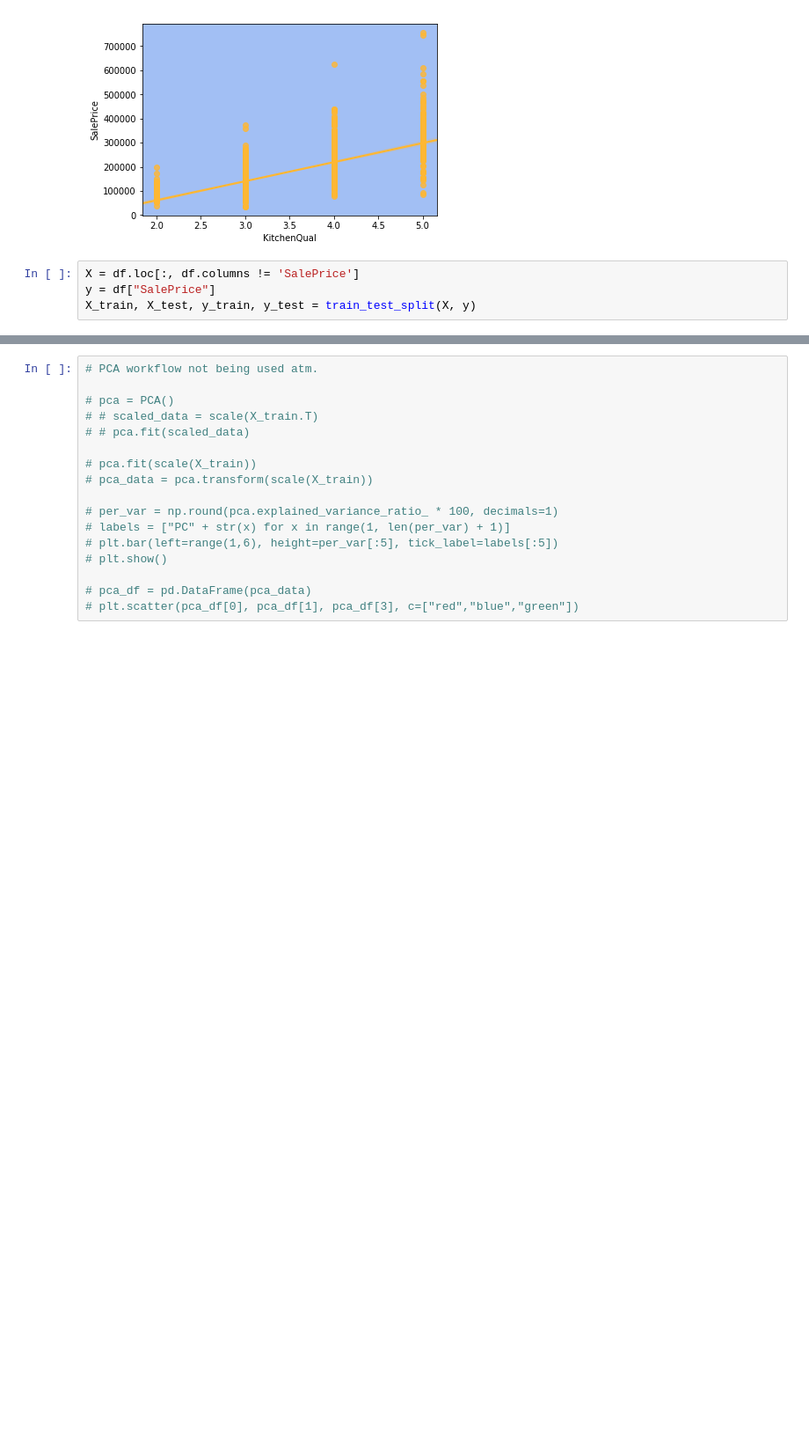
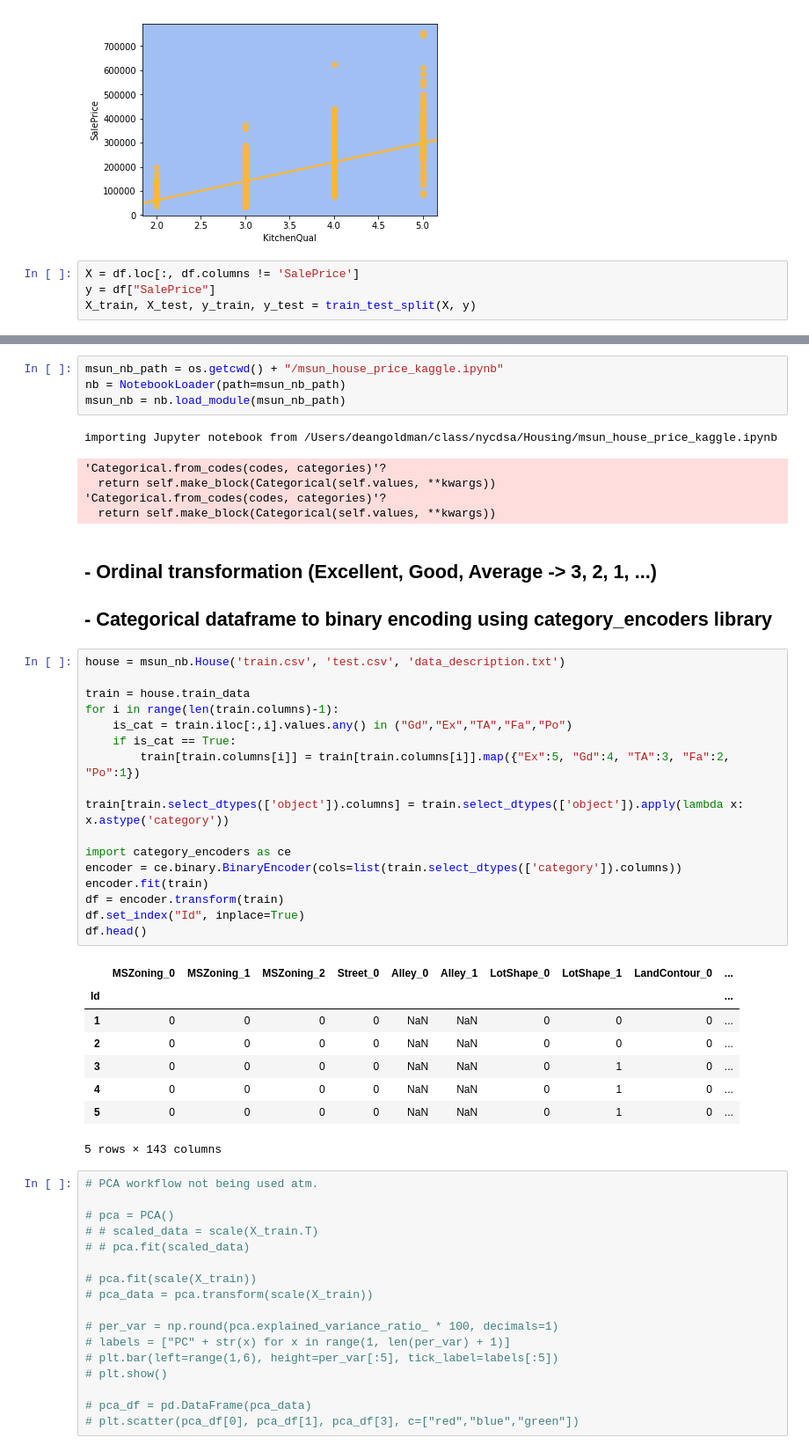
Before and after one commit to deanjgoldman/housing-ml, a Jupyter notebook: nbtools_and_EDA.ipynb, the cells around one changed output, grey strips where cells are left out. Shown at 88% size. Drawn from its saved outputs; the diff is of its cells as text; blank space fills up the shorter version.

Commit message:
Update notebook to incorporate Matthew's data clean

```diff
--- a/nbtools_and_EDA.ipynb
+++ b/nbtools_and_EDA.ipynb
@@ -183,6 +182,45 @@ array([[  1.00000000e+00,   6.00000000e+01,   6.50000000e+01, ...,
           1.00000000e+00,   1.00000000e+01,   6.00000000e+00],
        [  1.46000000e+03,   2.00000000e+01,   7.50000000e+01, ...,
           1.00000000e+00,   1.00000000e+01,   6.00000000e+00]])
+# %%
+msun_nb_path = os.getcwd() + "/msun_house_price_kaggle.ipynb"
+nb = NotebookLoader(path=msun_nb_path)
+msun_nb = nb.load_module(msun_nb_path)
+# %% [output]
+importing Jupyter notebook from /Users/deangoldman/class/nycdsa/Housing/msun_house_price_kaggle.ipynb
+'Categorical.from_codes(codes, categories)'?
+  return self.make_block(Categorical(self.values, **kwargs))
+'Categorical.from_codes(codes, categories)'?
+  return self.make_block(Categorical(self.values, **kwargs))
+# %% [markdown]
+## - Ordinal transformation (Excellent, Good, Average -> 3, 2, 1, ...)
+## - Categorical dataframe to binary encoding using category_encoders library
+# %%
+house = msun_nb.House('train.csv', 'test.csv', 'data_description.txt')
+
+train = house.train_data
+for i in range(len(train.columns)-1):
+    is_cat = train.iloc[:,i].values.any() in ("Gd","Ex","TA","Fa","Po")
+    if is_cat == True:
+        train[train.columns[i]] = train[train.columns[i]].map({"Ex":5, "Gd":4, "TA":3, "Fa":2, "Po":1})
+
+train[train.select_dtypes(['object']).columns] = train.select_dtypes(['object']).apply(lambda x: x.astype('category'))
+
+import category_encoders as ce
+encoder = ce.binary.BinaryEncoder(cols=list(train.select_dtypes(['category']).columns))
+encoder.fit(train)
+df = encoder.transform(train)
+df.set_index("Id", inplace=True)
+df.head()
+# %% [output]
+|  | MSZoning_0 | MSZoning_1 | MSZoning_2 | Street_0 | Alley_0 | Alley_1 | LotShape_0 | LotShape_1 | LandContour_0 | ... |
+| Id |  |  |  |  |  |  |  |  |  | ... |
+| 1 | 0 | 0 | 0 | 0 | NaN | NaN | 0 | 0 | 0 | ... |
+| 2 | 0 | 0 | 0 | 0 | NaN | NaN | 0 | 0 | 0 | ... |
+| 3 | 0 | 0 | 0 | 0 | NaN | NaN | 0 | 1 | 0 | ... |
+| 4 | 0 | 0 | 0 | 0 | NaN | NaN | 0 | 1 | 0 | ... |
+| 5 | 0 | 0 | 0 | 0 | NaN | NaN | 0 | 1 | 0 | ... |
+5 rows × 143 columns
 # %%
 # PCA workflow not being used atm.
 
```
Also changed, not shown: parts of 1 cell of this notebook.
